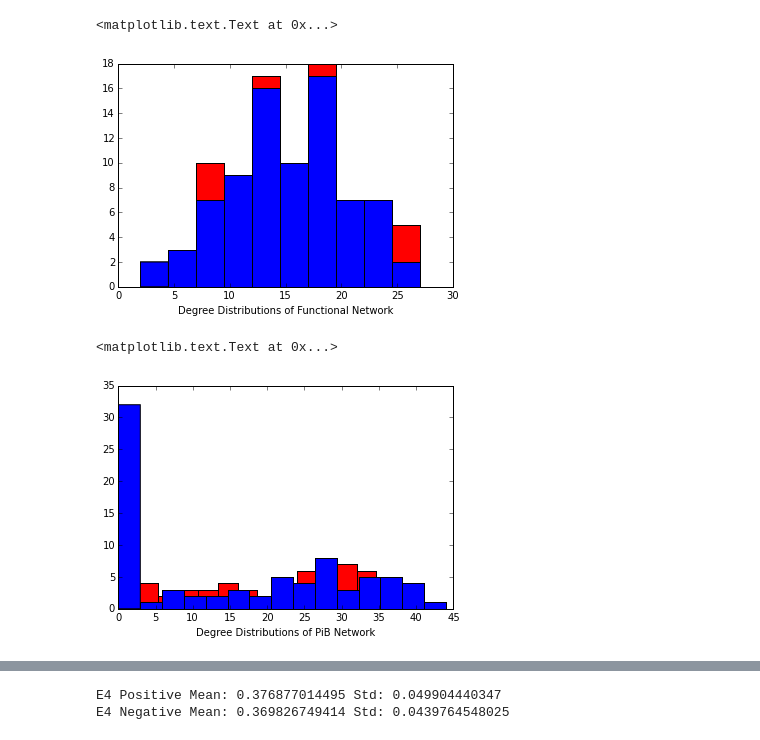
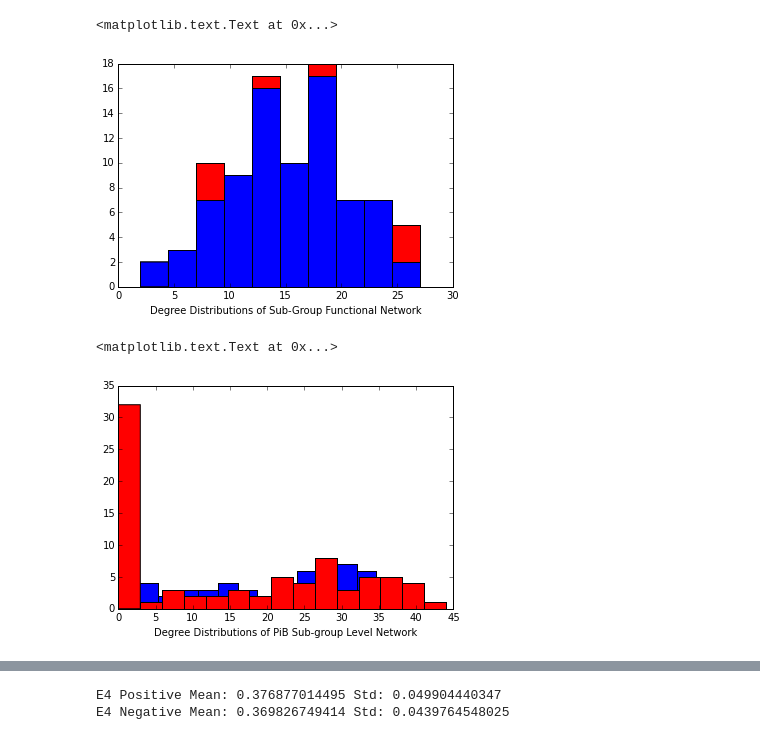
Before and after one commit to dinodigma/research, a Jupyter notebook: surf/subgrouplevel_analysis.ipynb, the cells around one changed output, grey strips where cells are left out. Saved outputs shown, nothing was run; the diff lists cells and outputs as text; code cells hidden in the pictures.

```diff
--- a/surf/subgrouplevel_analysis.ipynb
+++ b/surf/subgrouplevel_analysis.ipynb
@@ -50,17 +50,17 @@ remove_neg_weight_edges(pibnetneg)
 # %%
 plt.hist(fnet_neg.degree().values(), color = 'r')
 plt.hist(fnet_pos.degree().values())
-plt.xlabel("Degree Distributions of Functional Network")
+plt.xlabel("Degree Distributions of Sub-Group Functional Network")
 # %% [output]
 <matplotlib.text.Text at 0x...>
-[figure, old version]
+[figure, new version]
 # %%
 thrpibnetpos = nx.Graph(util.threshold_adjacency_matrix(pibmatpos, cost = 0.20)[0])
 thrpibnetneg = nx.Graph(util.threshold_adjacency_matrix(pibmatneg, cost = 0.20)[0])
 
-plt.hist(thrpibnetpos.degree().values(), color = 'r', bins = 15)
-plt.hist(thrpibnetneg.degree().values(), color = 'b', bins = 15)
-plt.xlabel("Degree Distributions of PiB Network")
+plt.hist(thrpibnetpos.degree().values(), color = 'b', bins = 15)
+plt.hist(thrpibnetneg.degree().values(), color = 'r', bins = 15)
+plt.xlabel("Degree Distributions of PiB Sub-group Level Network")
 # %% [output]
 <matplotlib.text.Text at 0x...>
-[figure, old version]
+[figure, new version]
```
Also changed, not shown: parts of 18 cells of this notebook, 2 other files.
